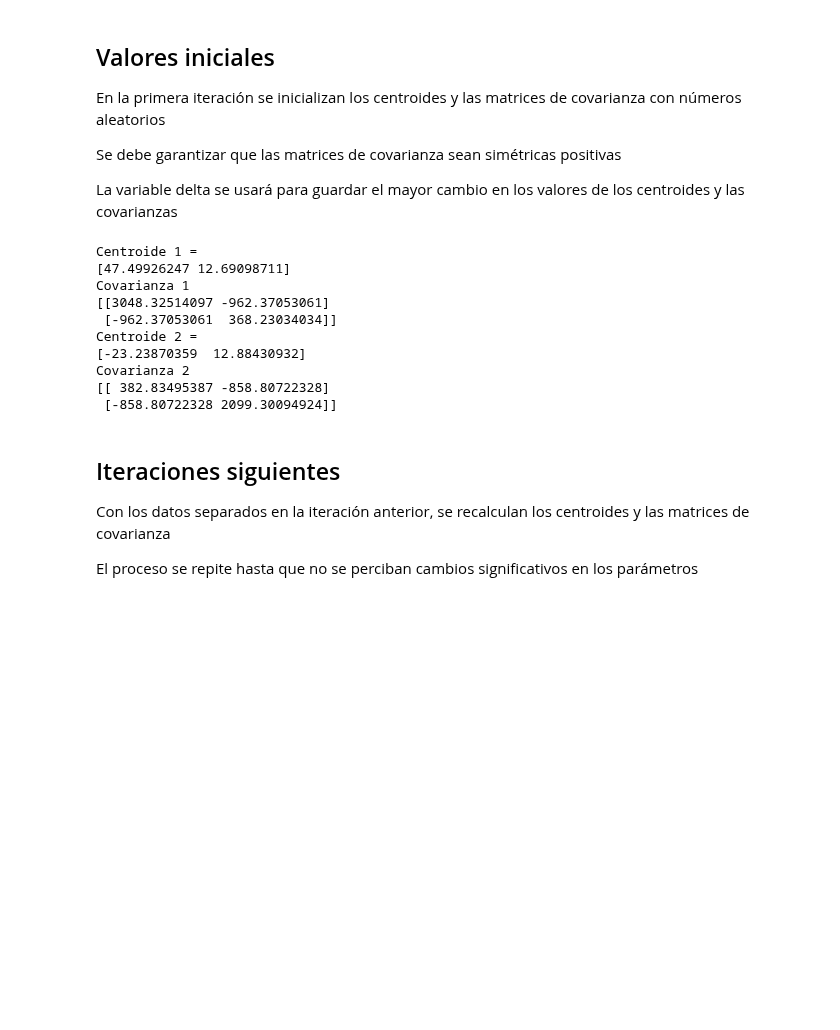
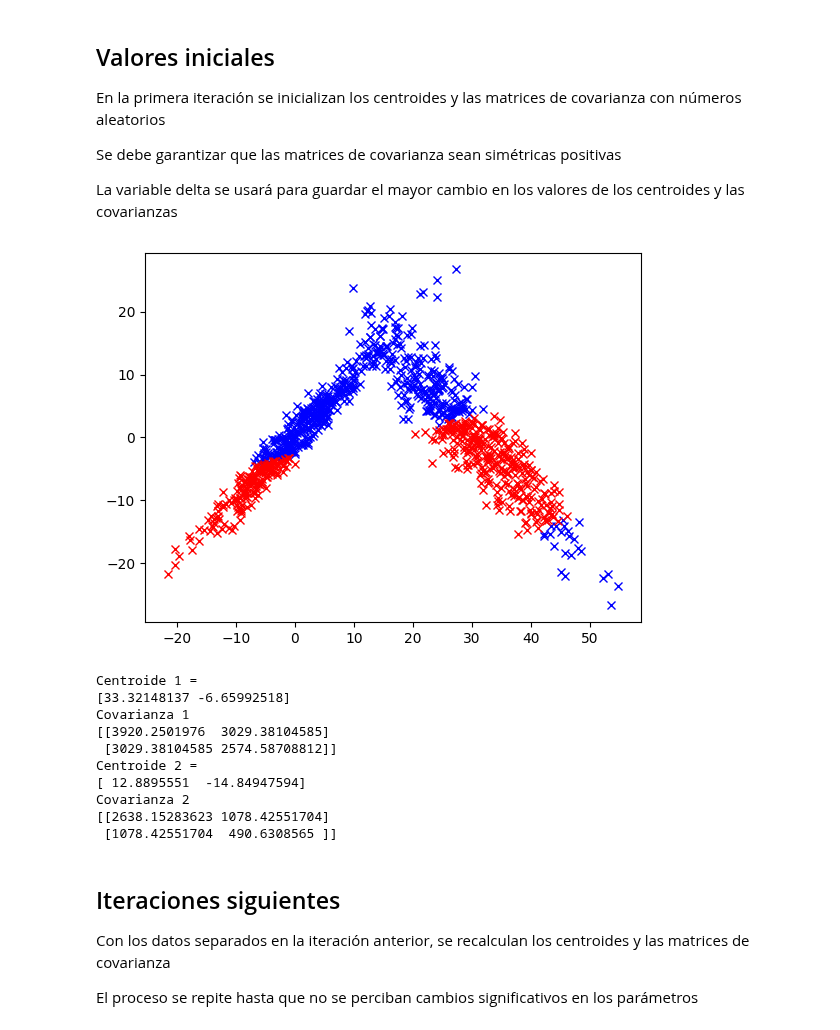
Before and after one commit to eduardozurek/ia, a Jupyter notebook: _005_clustering/05a_Gaussian_Mixtures.ipynb, the cells around one changed output. Drawn from its saved outputs; the diff is of its cells as text; code cells hidden in the pictures; blank space fills up the shorter version.

```diff
--- a/_005_clustering/05a_Gaussian_Mixtures.ipynb
+++ b/_005_clustering/05a_Gaussian_Mixtures.ipynb
@@ -65,38 +65,48 @@ La variable delta se usará para guardar el mayor cambio en los valores de los c
 # %%
 ma_x = np.max(x)
 mi_x = np.min(x)
 ma_y = np.max(y)
 mi_y = np.min(y)
 mi_t = np.min([mi_x,mi_y])
 ma_t = np.max([ma_x,ma_y])
 xc = np.random.rand(1,2)*(ma_x-mi_x)+mi_x
 yc = np.random.rand(1,2)*(ma_y-mi_y)+mi_y
 c1 = np.array([xc[0][0],yc[0][0]])
 c2 = np.array([xc[0][1],yc[0][1]])
 cov1 = np.random.rand(2,2)*(ma_t-mi_t)+mi_t
 cov1 = cov1.dot(cov1.T)
 cov2 = np.random.rand(2,2)*(ma_t-mi_t)+mi_t
 cov2 = cov2.dot(cov2.T)
 delta = 100
+p1 = multivariate_normal.pdf(datos,c1, cov1)
+p2 = multivariate_normal.pdf(datos,c2, cov2)
+i1 = p1 > p2
+i2 = ~i1
+d1 = datos[i1,:]
+d2 = datos[i2,:]
+plt.plot(d1[:,0],d1[:,1], 'xb')
+plt.plot(d2[:,0],d2[:,1], 'xr')
+plt.show()
 print("Centroide 1 = ")
 print(c1)
 print("Covarianza 1")
 print(cov1)
 print("Centroide 2 = ")
 print(c2)
 print("Covarianza 2")
 print(cov2)
 # %% [output]
+[figure, added]
 Centroide 1 =
-[47.49926247 12.69098711]
+[33.32148137 -6.65992518]
 Covarianza 1
-[[3048.32514097 -962.37053061]
- [-962.37053061  368.23034034]]
+[[3920.2501976  3029.38104585]
+ [3029.38104585 2574.58708812]]
 Centroide 2 =
-[-23.23870359  12.88430932]
+[ 12.8895551  -14.84947594]
 Covarianza 2
-[[ 382.83495387 -858.80722328]
- [-858.80722328 2099.30094924]]
+[[2638.15283623 1078.42551704]
+ [1078.42551704  490.6308565 ]]
 # %% [markdown]
 ## Iteraciones siguientes
 Con los datos separados en la iteración anterior, se recalculan los centroides y las matrices de covarianza
```
Also changed, not shown: parts of 2 cells of this notebook.
